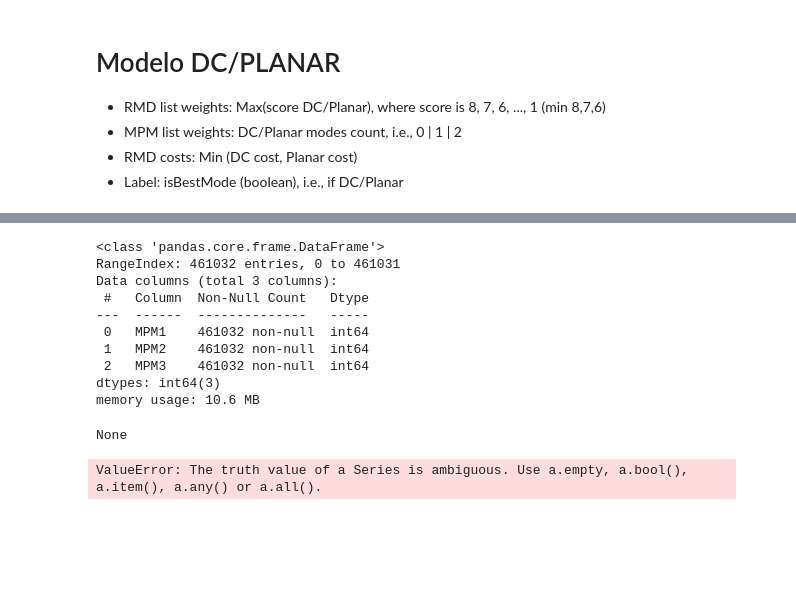
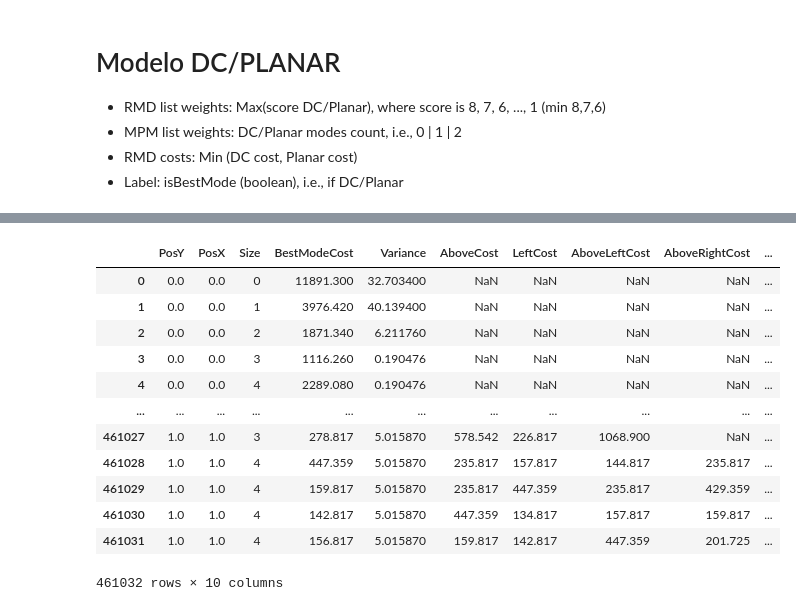
Before and after one commit to BernardoBeling/ML_Intra360, a Jupyter notebook: Intra360.ipynb, the cells around one changed output, grey strips where cells are left out. Drawn from its saved outputs; the diff is of its cells as text; code cells hidden in the pictures; blank space fills up the shorter version.

Commit message:
Adding generate_weight for MPMs

```diff
--- a/Intra360.ipynb
+++ b/Intra360.ipynb
@@ -95,32 +117,43 @@ mod_data.filter(regex='MPM')
 # %%
 mod1 = full_data
 mod1 = mod1.drop(['Frame','coCost','BestMode'], axis=1)
 mod1 = mod1.drop(mod1.loc[:,'MPM1':], axis=1)
 
 #Create new features
 MPM = mod_data.filter(regex='MPM')
 
+def find_max_RMD():
+#TODO
+    return maxweight
+
 def generate_weight(x):
-    if x == 0 or x == 1:
-        weight += 1
+    weight = 0
+    if x[0] == 0 or x[0] == 1:
+        weight +=1
+    if x[1] == 0 or x[1] == 1:
+        weight +=1
+    if x[2] == 0 or x[2] == 1:
+        weight +=1
+    return weight
 
 weight = 0
-MPM['MPM'] = MPM.apply(lambda row: generate_weight(row))
-MPM = pd.DataFrame()
+mod1['MPMWeight'] = MPM.apply(generate_weight, axis=1)
+display(mod1)
 
-#mod1 = fill NaN cells with average values
+#mod1 = fill NaN cells with average values, because NaN cells cant exist
 #mod1
-MPM
+#MPM
 # %% [output]
+|  | PosY | PosX | Size | BestModeCost | Variance | AboveCost | LeftCost | AboveLeftCost | AboveRightCost | ... |
+| 0 | 0.0 | 0.0 | 0 | 11891.300 | 32.703400 | NaN | NaN | NaN | NaN | ... |
+| 1 | 0.0 | 0.0 | 1 | 3976.420 | 40.139400 | NaN | NaN | NaN | NaN | ... |
+| 2 | 0.0 | 0.0 | 2 | 1871.340 | 6.211760 | NaN | NaN | NaN | NaN | ... |
+| 3 | 0.0 | 0.0 | 3 | 1116.260 | 0.190476 | NaN | NaN | NaN | NaN | ... |
+| 4 | 0.0 | 0.0 | 4 | 2289.080 | 0.190476 | NaN | NaN | NaN | NaN | ... |
+| ... | ... | ... | ... | ... | ... | ... | ... | ... | ... | ... |
+| 461027 | 1.0 | 1.0 | 3 | 278.817 | 5.015870 | 578.542 | 226.817 | 1068.900 | NaN | ... |
+| 461028 | 1.0 | 1.0 | 4 | 447.359 | 5.015870 | 235.817 | 157.817 | 144.817 | 235.817 | ... |
+| 461029 | 1.0 | 1.0 | 4 | 159.817 | 5.015870 | 235.817 | 447.359 | 235.817 | 429.359 | ... |
+| 461030 | 1.0 | 1.0 | 4 | 142.817 | 5.015870 | 447.359 | 134.817 | 157.817 | 159.817 | ... |
+| 461031 | 1.0 | 1.0 | 4 | 156.817 | 5.015870 | 159.817 | 142.817 | 447.359 | 201.725 | ... |
-<class 'pandas.core.frame.DataFrame'>
-RangeIndex: 461032 entries, 0 to 461031
-Data columns (total 3 columns):
- #   Column  Non-Null Count   Dtype
----  ------  --------------   -----
- 0   MPM1    461032 non-null  int64
- 1   MPM2    461032 non-null  int64
- 2   MPM3    461032 non-null  int64
-dtypes: int64(3)
-memory usage: 10.6 MB
+461032 rows × 10 columns
-None
-ValueError: The truth value of a Series is ambiguous. Use a.empty, a.bool(), a.item(), a.any() or a.all().
```
Also changed, not shown: parts of 3 cells of this notebook.
